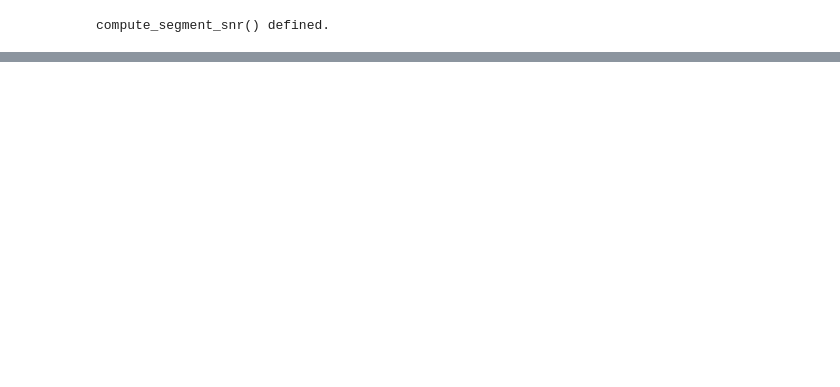
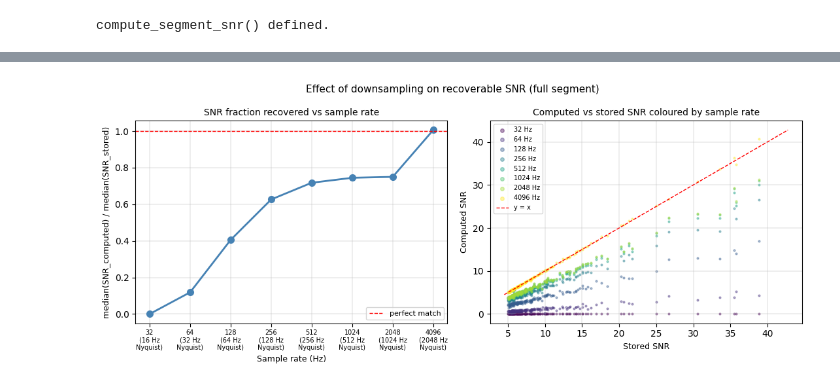
Before and after one commit to kyoon-mit/GWDatasetGeneration, a Jupyter notebook: notebooks/snr_segment_check.ipynb, the cells around one changed output, grey strips where cells are left out. Drawn from its saved outputs; the diff is of its cells as text; code cells hidden in the pictures; blank space fills up the shorter version.

```diff
--- a/notebooks/snr_segment_check.ipynb
+++ b/notebooks/snr_segment_check.ipynb
@@ -224,0 +207,88 @@ plt.show()
+# %%
+# ── SNR vs downsample rate (full segment, 0–duration s) ───────────────────────
+# Downsample whitened_signal and whitened_bkg to each target rate,
+# use per-event PSDs, compare computed SNR to stored.
+from scipy.signal import resample_poly
+from math import gcd
+
+# Powers of 2 down from SAMPLE_RATE
+DOWNSAMPLE_RATES = [SAMPLE_RATE // (2**i)
+                    for i in range(int(np.log2(SAMPLE_RATE // 32)) + 1)]
+N_DS_EVENTS = min(200, N_EVENTS or 1000)
+
+def _resample(arr, orig_sr, target_sr):
+    """Anti-aliasing resample along last axis."""
+    if orig_sr == target_sr:
+        return arr
+    g = gcd(int(orig_sr), int(target_sr))
+    return resample_poly(arr, target_sr // g, orig_sr // g, axis=-1)
+
+# Load full-segment data once at native rate
+print(f"Loading {N_DS_EVENTS} events at {SAMPLE_RATE} Hz ...")
+with h5py.File(H5_PATH, 'r') as f:
+    sig_native     = f['whitened_signal'][:N_DS_EVENTS]
+    bkg_native     = f['whitened_bkg'][:N_DS_EVENTS]
+    snr_stored_ds  = f['snr'][:N_DS_EVENTS].astype(np.float64)
+
+ds_results = {}   # target_sr -> (snr_computed, median_ratio)
+
+for target_sr in DOWNSAMPLE_RATES:
+    print(f"\n{target_sr} Hz  (Nyquist = {target_sr//2} Hz)")
+
+    sig_ds = _resample(sig_native, SAMPLE_RATE, target_sr).astype(np.float64)
+    bkg_ds = _resample(bkg_native, SAMPLE_RATE, target_sr).astype(np.float64)
+
+    sd_ds       = SpectralDensity(sample_rate=target_sr, fftlength=FFTLENGTH, average=AVERAGE)
+    n_psd_bins  = sig_ds.shape[-1] // 2 + 1
+
+    snr_chunks = []
+    for s in range(0, N_DS_EVENTS, BATCH_SIZE):
+        e   = min(s + BATCH_SIZE, N_DS_EVENTS)
+        psd = sd_ds(torch.tensor(bkg_ds[s:e], dtype=torch.float64))   # (batch, 2, n_fft_bins)
+        psd_w = F.interpolate(psd, size=(n_psd_bins,), mode='linear') # (batch, 2, n_psd_bins)
+        with torch.no_grad():
+            snr_chunks.append(
+                compute_network_snr(
+                    torch.tensor(sig_ds[s:e], dtype=torch.float64),
+                    psd_w, float(target_sr), float(F_MIN),
+                ).numpy()
+            )
+    snr_c = np.concatenate(snr_chunks)
+    ratio = np.nanmedian(snr_c / snr_stored_ds)
+    ds_results[target_sr] = (snr_c, ratio)
+    print(f"  computed median={np.median(snr_c):.2f}  stored median={np.median(snr_stored_ds):.2f}  ratio={ratio:.3f}")
+
+# ── Plot ─────────────────────────────────────────────────────────────────────
+rates  = sorted(ds_results.keys())
+ratios = [ds_results[sr][1] for sr in rates]
+colors = plt.cm.viridis(np.linspace(0, 1, len(rates)))
+
+fig, (ax1, ax2) = plt.subplots(1, 2, figsize=(11, 4.5))
+
+ax1.plot(rates, ratios, 'o-', color='steelblue', lw=2, ms=7)
+ax1.axhline(1.0, color='red', ls='--', lw=1, label='perfect match')
+ax1.set_xlabel('Sample rate (Hz)', fontsize=9)
+ax1.set_ylabel('median(SNR_computed) / median(SNR_stored)', fontsize=9)
+ax1.set_title('SNR fraction recovered vs sample rate', fontsize=10)
+ax1.set_xscale('log', base=2)
+ax1.set_xticks(rates)
+ax1.set_xticklabels([f'{sr}\n({sr//2} Hz\nNyquist)' for sr in rates], fontsize=7)
+ax1.legend(fontsize=8); ax1.grid(True, lw=0.3)
+
+for sr, color in zip(rates, colors):
+    snr_c = ds_results[sr][0]
+    valid = np.isfinite(snr_c) & np.isfinite(snr_stored_ds)
+    ax2.scatter(snr_stored_ds[valid], snr_c[valid],
+                s=4, alpha=0.4, color=color, label=f'{sr} Hz', rasterized=True)
+lo = snr_stored_ds.min() * 0.9
+hi = snr_stored_ds.max() * 1.1
+ax2.plot([lo, hi], [lo, hi], 'r--', lw=1, label='y = x')
+ax2.set_xlabel('Stored SNR', fontsize=9)
+ax2.set_ylabel('Computed SNR', fontsize=9)
+ax2.set_title('Computed vs stored SNR coloured by sample rate', fontsize=10)
+ax2.legend(fontsize=7, markerscale=2); ax2.grid(True, lw=0.3)
+
+plt.suptitle('Effect of downsampling on recoverable SNR (full segment)', fontsize=11)
+plt.tight_layout()
+plt.show()
+# %% [output]
@@ -224,0 +312 @@ plt.show()
+[figure, added]
```
Also changed, not shown: parts of 8 cells of this notebook.
